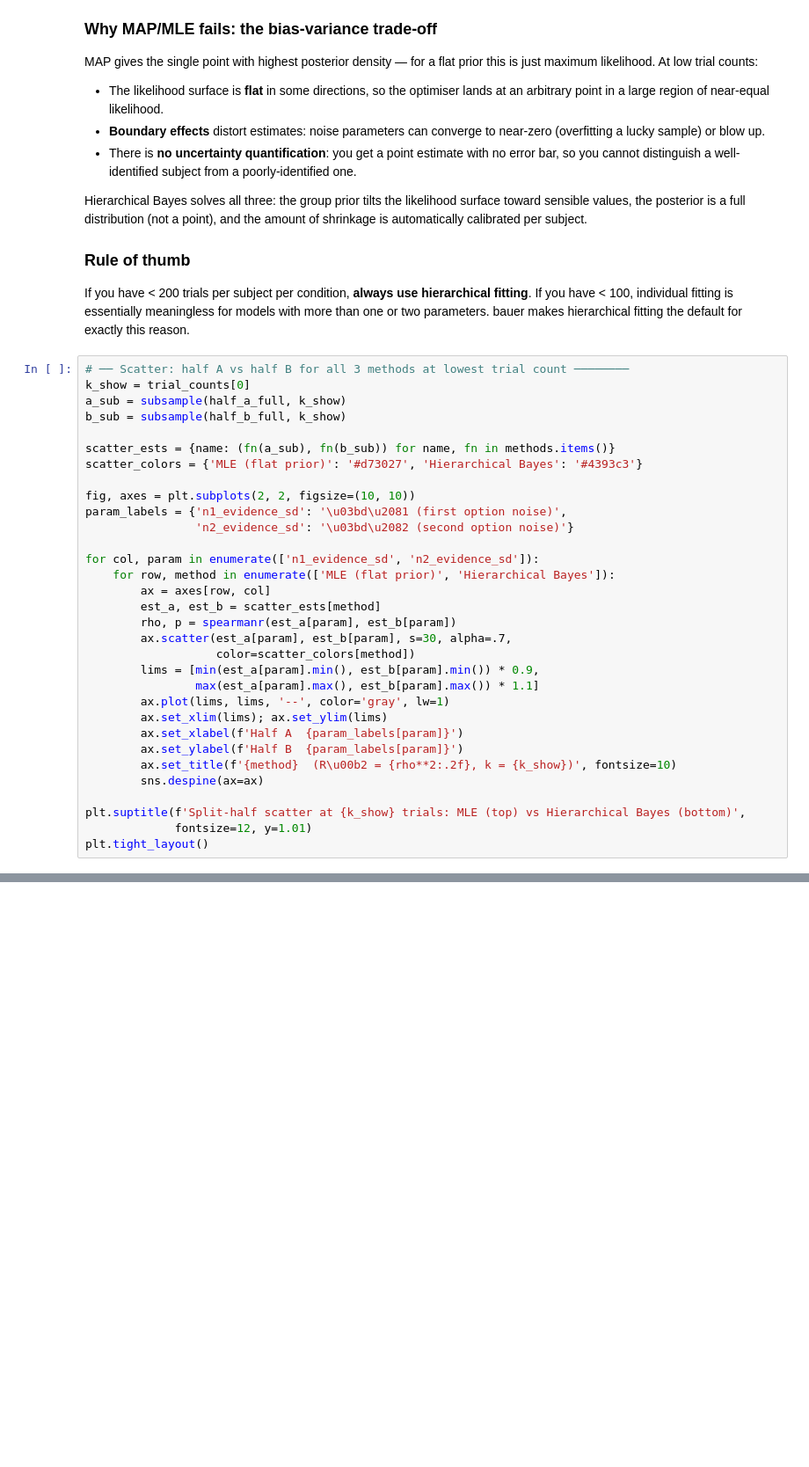
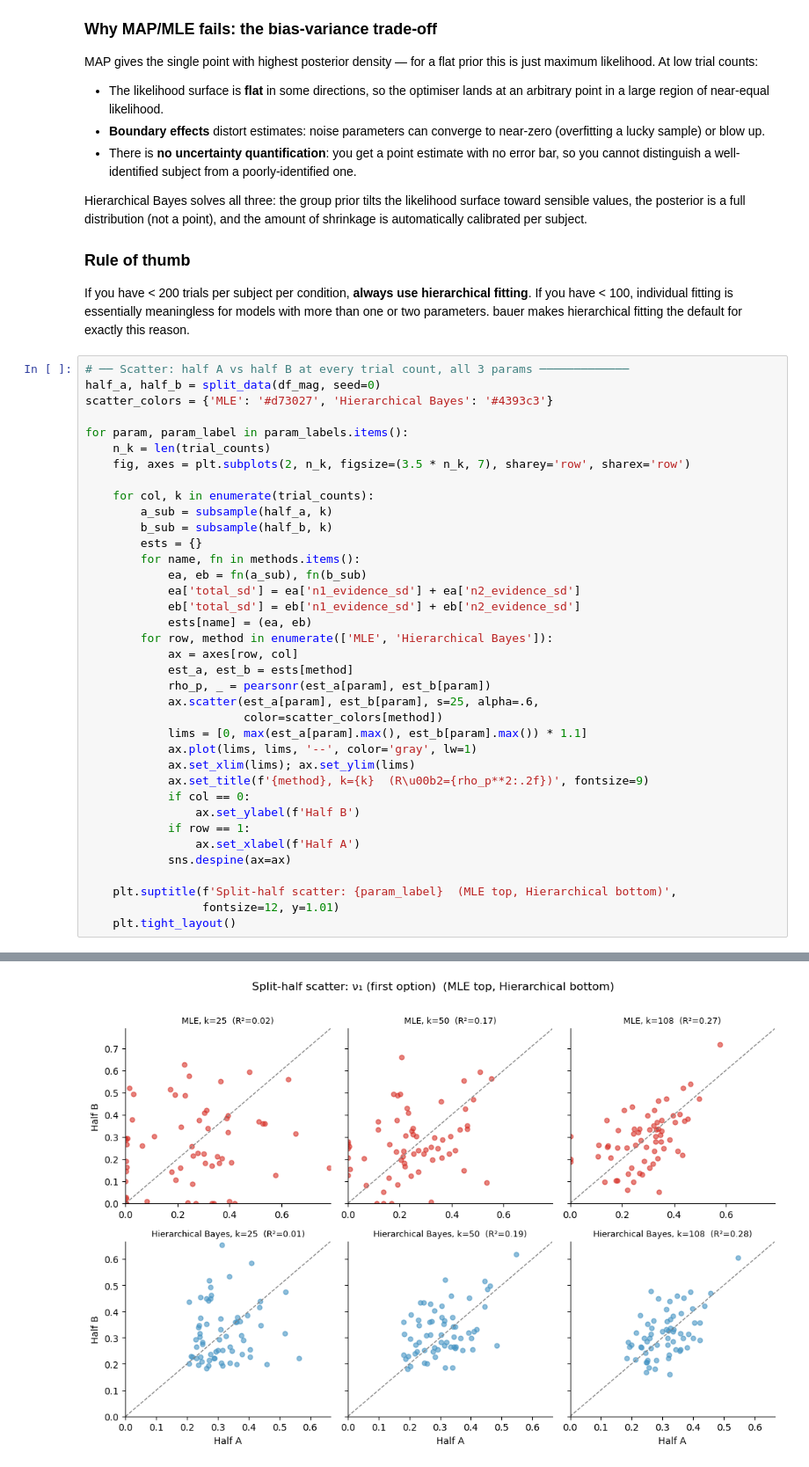
Before and after one commit to ruffgroup/bauer, a Jupyter notebook: docs/tutorial/lesson5.ipynb, the cells around one changed output, grey strips where cells are left out. Shown at 88% size. Saved outputs shown, nothing was run; the diff lists cells and outputs as text; blank space fills up the shorter version.

```diff
--- a/docs/tutorial/lesson5.ipynb
+++ b/docs/tutorial/lesson5.ipynb
@@ -210,35 +332,40 @@ If you have < 100, individual fitting is essentially meaningless for models with
 than one or two parameters.  bauer makes hierarchical fitting the default for exactly
 this reason.
 # %%
-# ── Scatter: half A vs half B for all 3 methods at lowest trial count ────────
-k_show = trial_counts[0]
-a_sub = subsample(half_a_full, k_show)
-b_sub = subsample(half_b_full, k_show)
+# ── Scatter: half A vs half B at every trial count, all 3 params ─────────────
+half_a, half_b = split_data(df_mag, seed=0)
+scatter_colors = {'MLE': '#d73027', 'Hierarchical Bayes': '#4393c3'}
 
-scatter_ests = {name: (fn(a_sub), fn(b_sub)) for name, fn in methods.items()}
-scatter_colors = {'MLE (flat prior)': '#d73027', 'Hierarchical Bayes': '#4393c3'}
+for param, param_label in param_labels.items():
+    n_k = len(trial_counts)
+    fig, axes = plt.subplots(2, n_k, figsize=(3.5 * n_k, 7), sharey='row', sharex='row')
 
-fig, axes = plt.subplots(2, 2, figsize=(10, 10))
-param_labels = {'n1_evidence_sd': '\u03bd\u2081 (first option noise)',
-                'n2_evidence_sd': '\u03bd\u2082 (second option noise)'}
+    for col, k in enumerate(trial_counts):
+        a_sub = subsample(half_a, k)
+        b_sub = subsample(half_b, k)
+        ests = {}
+        for name, fn in methods.items():
+            ea, eb = fn(a_sub), fn(b_sub)
+            ea['total_sd'] = ea['n1_evidence_sd'] + ea['n2_evidence_sd']
+            eb['total_sd'] = eb['n1_evidence_sd'] + eb['n2_evidence_sd']
+            ests[name] = (ea, eb)
+        for row, method in enumerate(['MLE', 'Hierarchical Bayes']):
+            ax = axes[row, col]
+            est_a, est_b = ests[method]
+            rho_p, _ = pearsonr(est_a[param], est_b[param])
+            ax.scatter(est_a[param], est_b[param], s=25, alpha=.6,
+                       color=scatter_colors[method])
+            lims = [0, max(est_a[param].max(), est_b[param].max()) * 1.1]
+            ax.plot(lims, lims, '--', color='gray', lw=1)
+            ax.set_xlim(lims); ax.set_ylim(lims)
+            ax.set_title(f'{method}, k={k}  (R\u00b2={rho_p**2:.2f})', fontsize=9)
+            if col == 0:
+                ax.set_ylabel(f'Half B')
+            if row == 1:
+                ax.set_xlabel(f'Half A')
+            sns.despine(ax=ax)
 
-for col, param in enumerate(['n1_evidence_sd', 'n2_evidence_sd']):
-    for row, method in enumerate(['MLE (flat prior)', 'Hierarchical Bayes']):
-        ax = axes[row, col]
-        est_a, est_b = scatter_ests[method]
-        rho, p = spearmanr(est_a[param], est_b[param])
-        ax.scatter(est_a[param], est_b[param], s=30, alpha=.7,
-                   color=scatter_colors[method])
-        lims = [min(est_a[param].min(), est_b[param].min()) * 0.9,
-                max(est_a[param].max(), est_b[param].max()) * 1.1]
-        ax.plot(lims, lims, '--', color='gray', lw=1)
-        ax.set_xlim(lims); ax.set_ylim(lims)
-        ax.set_xlabel(f'Half A  {param_labels[param]}')
-        ax.set_ylabel(f'Half B  {param_labels[param]}')
-        ax.set_title(f'{method}  (R\u00b2 = {rho**2:.2f}, k = {k_show})', fontsize=10)
-        sns.despine(ax=ax)
-
-plt.suptitle(f'Split-half scatter at {k_show} trials: MLE (top) vs Hierarchical Bayes (bottom)',
-             fontsize=12, y=1.01)
-plt.tight_layout()
+    plt.suptitle(f'Split-half scatter: {param_label}  (MLE top, Hierarchical bottom)',
+                 fontsize=12, y=1.01)
+    plt.tight_layout()
 # %% [output]
@@ -257,0 +389 @@ plt.tight_layout()
+[figure, added]
```
Also changed, not shown: parts of 10 cells of this notebook, 1 other file.
